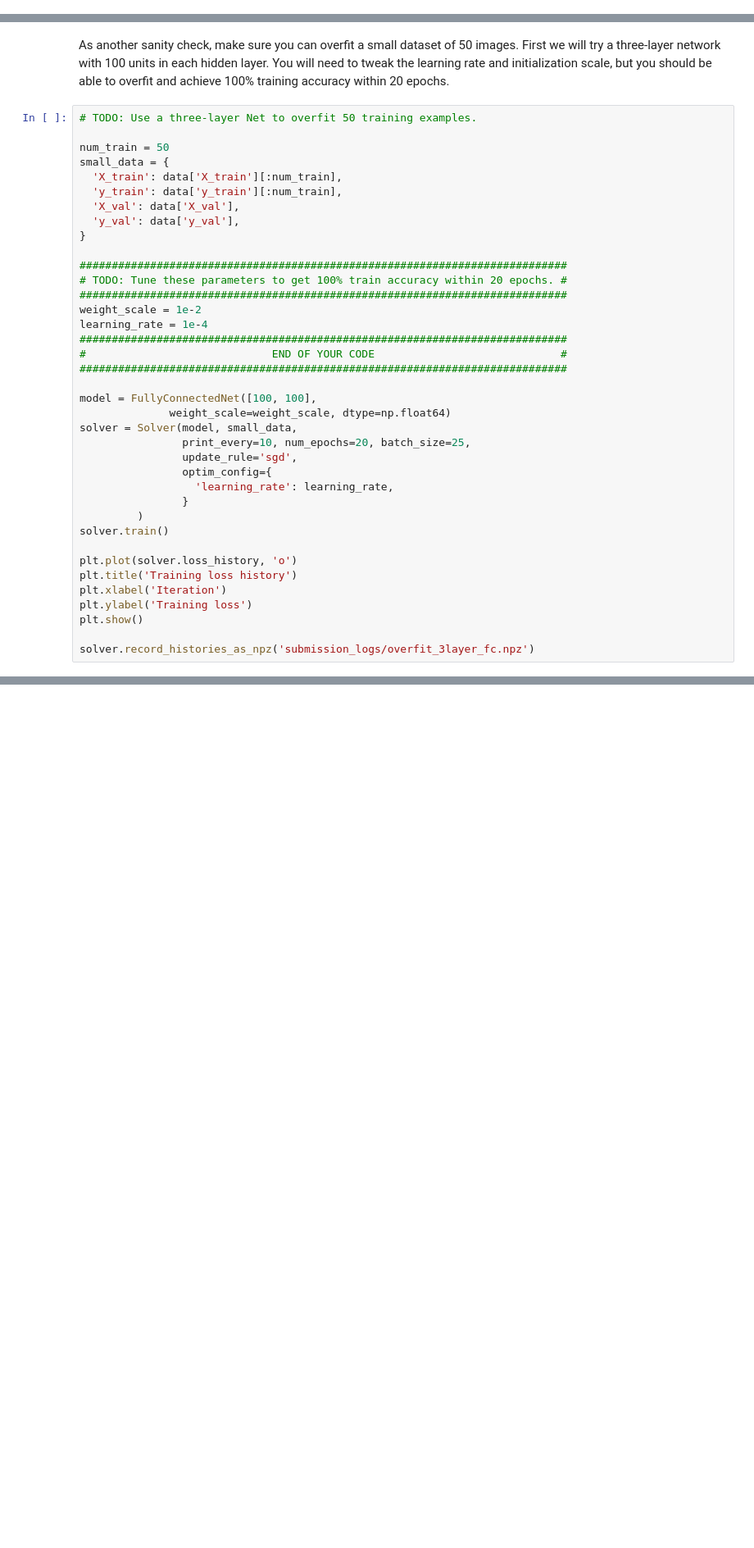
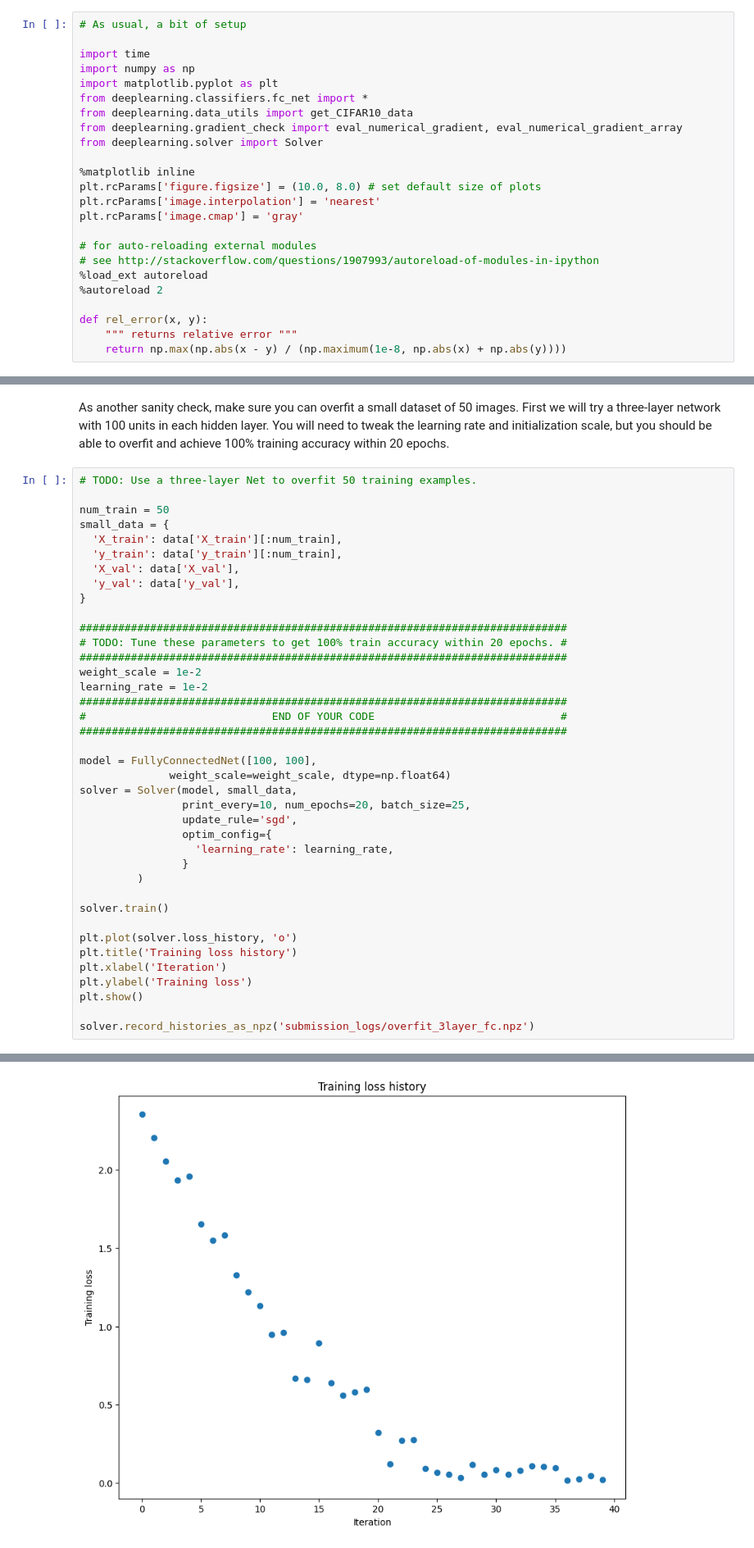
Before and after one commit to k5hu/FCNet-CNN, a Jupyter notebook: FullyConnectedNets.ipynb, the cells around one changed output, grey strips where cells are left out. Shown at 82% size. Saved outputs shown, nothing was run; the diff lists cells and outputs as text; blank space fills up the shorter version.

```diff
--- a/FullyConnectedNets.ipynb
+++ b/FullyConnectedNets.ipynb
@@ -402,3 +407,27 @@ Implement the initialization, the forward pass, and the backward pass. For the m
 As a sanity check, run the following to check the initial loss and to gradient check the network both with and without regularization. Do the initial losses seem reasonable?
 
 For gradient checking, you should expect to see errors around 1e-6 or less.
+# %%
+# As usual, a bit of setup
+
+import time
+import numpy as np
+import matplotlib.pyplot as plt
+from deeplearning.classifiers.fc_net import *
+from deeplearning.data_utils import get_CIFAR10_data
+from deeplearning.gradient_check import eval_numerical_gradient, eval_numerical_gradient_array
+from deeplearning.solver import Solver
+
+%matplotlib inline
+plt.rcParams['figure.figsize'] = (10.0, 8.0) # set default size of plots
+plt.rcParams['image.interpolation'] = 'nearest'
+plt.rcParams['image.cmap'] = 'gray'
+
+# for auto-reloading external modules
+# see http://stackoverflow.com/questions/1907993/autoreload-of-modules-in-ipython
+%load_ext autoreload
+%autoreload 2
+
+def rel_error(x, y):
+    """ returns relative error """
+    return np.max(np.abs(x - y) / (np.maximum(1e-8, np.abs(x) + np.abs(y))))
@@ -441,7 +485,7 @@ small_data = {
 # TODO: Tune these parameters to get 100% train accuracy within 20 epochs. #
 ############################################################################
 weight_scale = 1e-2
-learning_rate = 1e-4
+learning_rate = 1e-2
 ############################################################################
 #                             END OF YOUR CODE                             #
 ############################################################################
@@ -455,6 +499,7 @@ solver = Solver(model, small_data,
                   'learning_rate': learning_rate,
                 }
          )
+
 solver.train()
 
 plt.plot(solver.loss_history, 'o')
@@ -464,3 +509,4 @@ plt.ylabel('Training loss')
 plt.show()
 
 solver.record_histories_as_npz('submission_logs/overfit_3layer_fc.npz')
+# %% [output]
@@ -467,3 +530,4 @@ solver.record_histories_as_npz('submission_logs/overfit_3layer_fc.npz')
+[figure, added]
 # %% [markdown]
 Now try to use a five-layer network with 100 units on each layer to overfit 50 training examples. Again you will have to adjust the learning rate and weight initialization, but you should be able to achieve 100% training accuracy within 20 epochs.
 # %%
```
Also changed, not shown: parts of 12 cells of this notebook, 5 other files.
